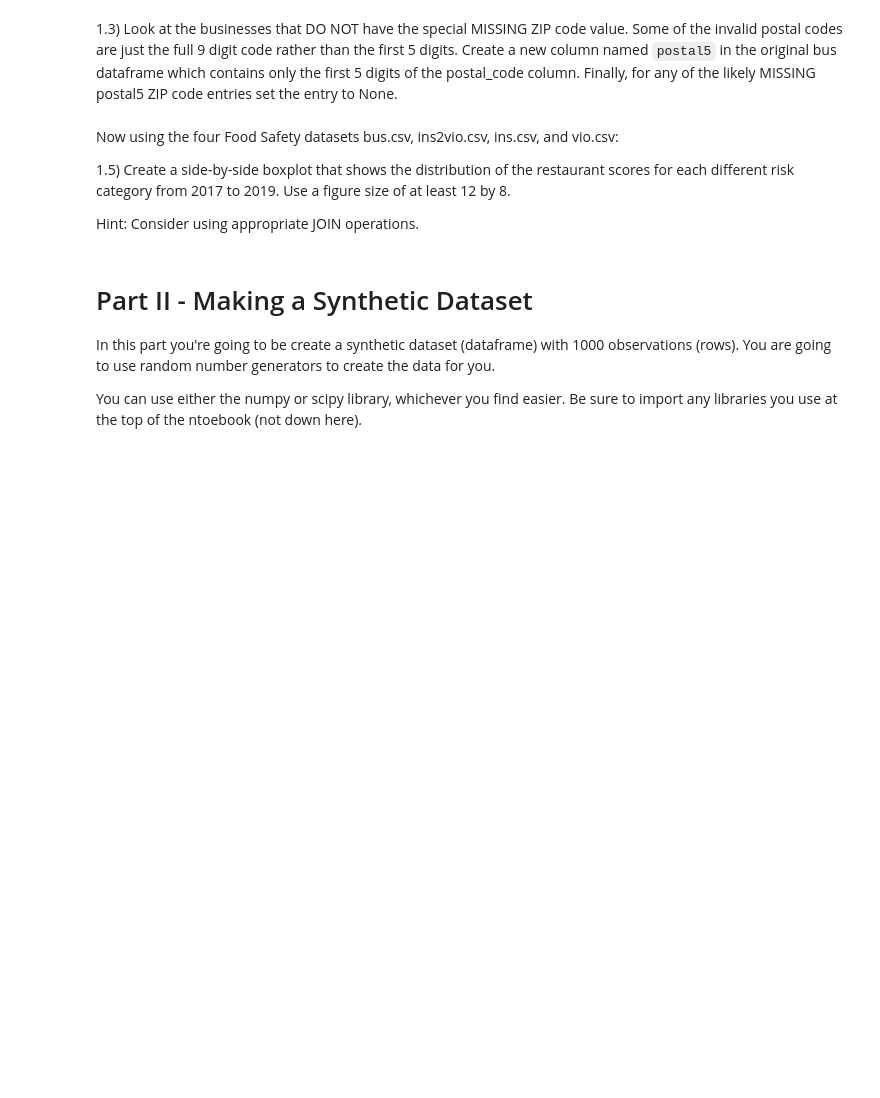
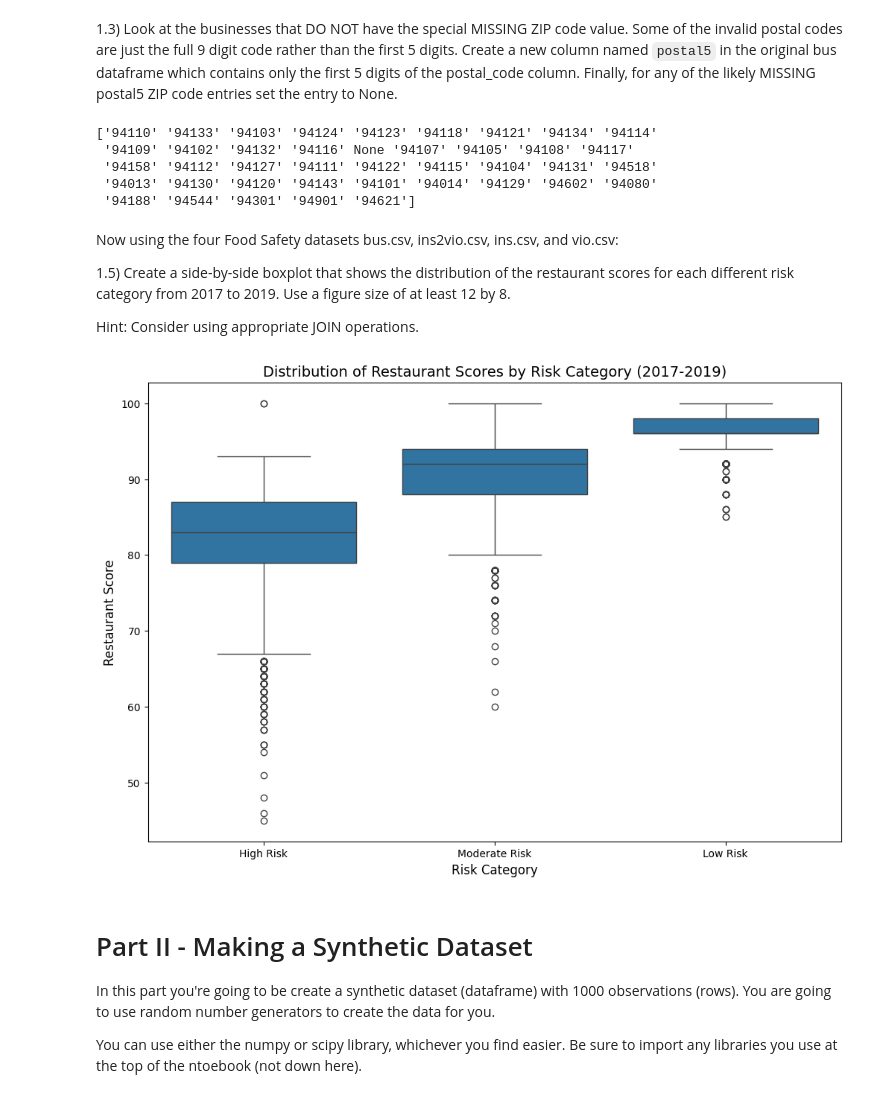
Before and after one commit to NoahBakayou/FoodSafetyDataAnalysis, a Jupyter notebook: src/assignment2.ipynb, the cells around one changed output. Cells and saved outputs as stored; diff of their text form; code cells hidden in the pictures; blank space fills up the shorter version.

```diff
--- a/src/assignment2.ipynb
+++ b/src/assignment2.ipynb
@@ -115,11 +137,69 @@ Hint: you may find `value_counts()` helpful.
 # %% [markdown]
 1.3) Look at the businesses that DO NOT have the special MISSING ZIP code value. Some of the invalid postal codes are just the full 9 digit code rather than the first 5 digits. Create a new column named `postal5` in the original bus dataframe which contains only the first 5 digits of the postal_code column. Finally, for any of the likely MISSING postal5 ZIP code entries set the entry to None.
+# %%
+# Get rows where pattern does NOT match
+bad_postal_codes = bus[bus['postal_code'].astype(str).str.match(r'^\d{5}$') == False]['postal_code']
+
+# Examine the bad postal codes
+# for bad_code in bad_postal_codes:
+#     print(bad_code)
+
+#get first 5 digits of postal_code
+bus['postal5'] = bus['postal_code'].astype(str).str[:5]
+
+# Set missing values to None:
+#   - Only keep codes starting with 94. There were some codes starting with 64, 95, 92, 00000, -9999, CA...
+#   - Noticed dataset had mainly 94 codes and after googling, I realized that only codes starting with 94 are valid area codes for San Francisco.
+valid_data = bus['postal5'].str.match(r'^94\d{3}$')
+bus.loc[valid_data == False, 'postal5'] = None
+
+#check
+print(bus['postal5'].unique())
+# %% [output]
+['94110' '94133' '94103' '94124' '94123' '94118' '94121' '94134' '94114'
+ '94109' '94102' '94132' '94116' None '94107' '94105' '94108' '94117'
+ '94158' '94112' '94127' '94111' '94122' '94115' '94104' '94131' '94518'
+ '94013' '94130' '94120' '94143' '94101' '94014' '94129' '94602' '94080'
+ '94188' '94544' '94301' '94901' '94621']
 # %% [markdown]
 Now using the four Food Safety datasets bus.csv, ins2vio.csv, ins.csv, and vio.csv:
 
 1.5) Create a side-by-side boxplot that shows the distribution of the restaurant scores for each different risk category from 2017 to 2019. Use a figure size of at least 12 by 8.
 
 Hint: Consider using appropriate JOIN operations.
+# %%
+ins['date_dt'] = pd.to_datetime(ins['date'])
+ins['year'] = ins['date_dt'].dt.year
+
+# Filter data only 2017-2019 and valid scores that are not -1
+ins_clean = ins[(ins['year'] >= 2017) & (ins['year'] <= 2019) & (ins['score'] > 0)]
+
+# join tables to connect inspections with risk categories
+data = ins_clean.merge(ins2vio, on='iid', how='inner')
+
+# then add violation info to get risk categories
+data = data.merge(vio, on='vid', how='inner')
+
+# Problem: I noticed one inspection can have multiple violations with differing risk categories
+# My solution is to only keep the highest risk violation per inspection since the worst inspection they got is a better represntation of the data.
+
+data['risk_priority'] = 0
+data.loc[data['risk_category'] == 'Low Risk', 'risk_priority'] = 1
+data.loc[data['risk_category'] == 'Moderate Risk', 'risk_priority'] = 2
+data.loc[data['risk_category'] == 'High Risk', 'risk_priority'] = 3
+
+# Sort by highest first and only keep highest risk violation for each inspection
+data_sorted = data.sort_values('risk_priority', ascending=False)
+data_unique = data_sorted.drop_duplicates(subset='iid', keep='first')
+
+plt.figure(figsize=(12, 8))
+sns.boxplot(data=data_unique, x='risk_category', y='score')
+plt.xlabel('Risk Category', fontsize=12)
+plt.ylabel('Restaurant Score', fontsize=12)
+plt.title('Distribution of Restaurant Scores by Risk Category (2017-2019)', fontsize=14)
+plt.show()
+# %% [output]
+[figure, added]
 # %% [markdown]
 # Part II - Making a Synthetic Dataset
 
```
Also changed, not shown: parts of 10 cells of this notebook, 1 other file.
